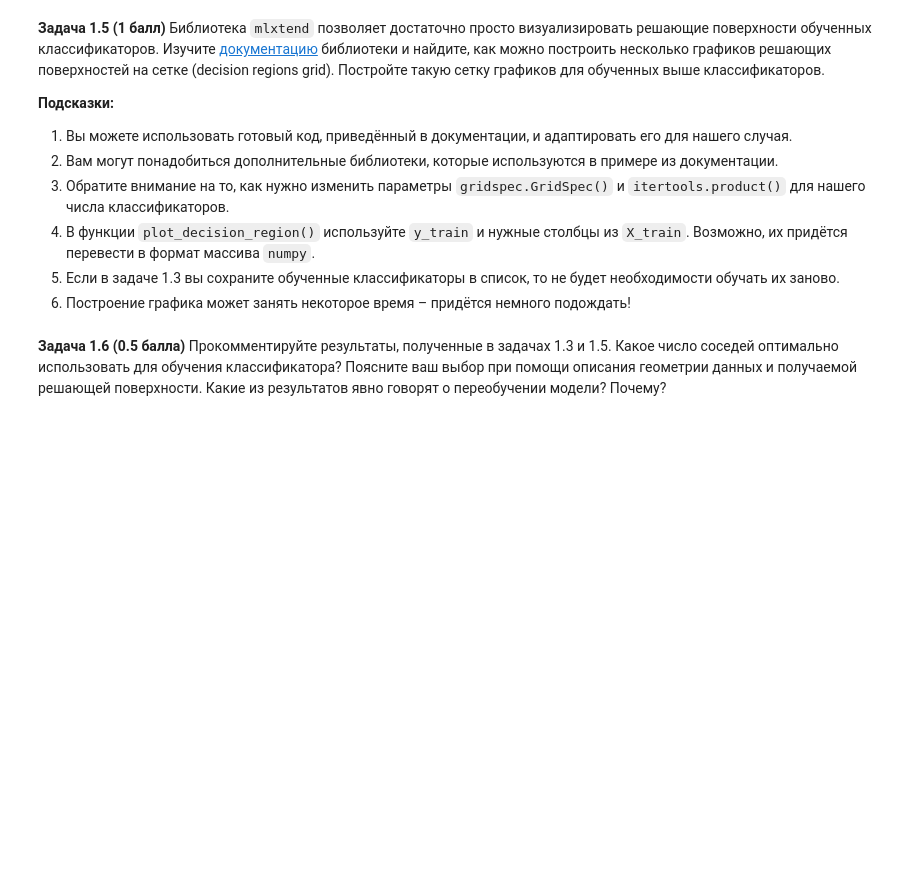
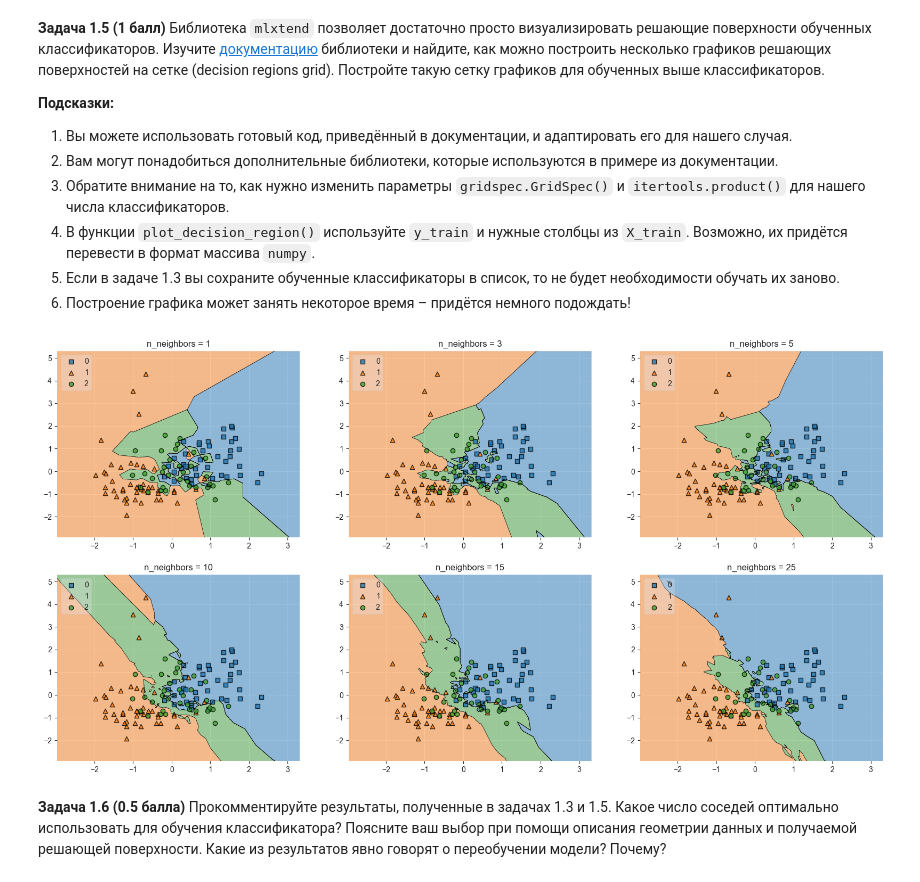
Before and after one commit to Vdmrl/HSE-IDA-ML, a Jupyter notebook: hw4/hw04_knn_linreg.ipynb, the cells around one changed output. Cells and saved outputs as stored; diff of their text form; code cells hidden in the pictures; blank space fills up the shorter version.

```diff
--- a/hw4/hw04_knn_linreg.ipynb
+++ b/hw4/hw04_knn_linreg.ipynb
@@ -194,24 +194,26 @@ import mlxtend
 5. Если в задаче 1.3 вы сохраните обученные классификаторы в список, то не будет необходимости обучать их заново.
 6. Построение графика может занять некоторое время – придётся немного подождать!
 # %%
-# за основу взял пример 3
-#import matplotlib.pyplot as plt
-#from mlxtend.plotting import plot_decision_regions
-#import matplotlib.gridspec as gridspec
-#import itertools
-#
-#gs = gridspec.GridSpec(2, 3)
-#
-#fig = plt.figure(figsize=(20, 10))
-#
-#for clf, lab, grd in zip(neighbors_to_predict["classifiers"],
-#                         neighbors_to_predict["neighbors"],
-#                         itertools.product([0, 1], [0, 1, 2])):
-#    ax = plt.subplot(gs[grd[0], grd[1]])
-#    fig = plot_decision_regions(X=X_train_scaled.to_numpy(), y=y_train, clf=clf, legend=2)
-#    plt.title(f"n_neighbors = {lab}")
-#
-#plt.show()
+# за основу взял пример 3 из документации
+import matplotlib.pyplot as plt
+from mlxtend.plotting import plot_decision_regions
+import matplotlib.gridspec as gridspec
+import itertools
+
+gs = gridspec.GridSpec(2, 3)
+
+fig = plt.figure(figsize=(20, 10))
+
+for clf, lab, grd in zip(neighbors_to_predict["classifiers"],
+                         neighbors_to_predict["neighbors"],
+                         itertools.product([0, 1], [0, 1, 2])):
+    ax = plt.subplot(gs[grd[0], grd[1]])
+    fig = plot_decision_regions(X=X_train_scaled.to_numpy(), y=y_train, clf=clf, legend=2)
+    plt.title(f"n_neighbors = {lab}")
+
+plt.show()
+# %% [output]
+[figure, added]
 # %% [markdown]
 **Задача 1.6 (0.5 балла)** Прокомментируйте результаты, полученные в задачах 1.3 и 1.5. Какое число соседей оптимально использовать для обучения классификатора? Поясните ваш выбор при помощи описания геометрии данных и получаемой решающей поверхности. Какие из результатов явно говорят о переобучении модели? Почему?
 # %%
```
Also changed, not shown: parts of 3 cells of this notebook.
